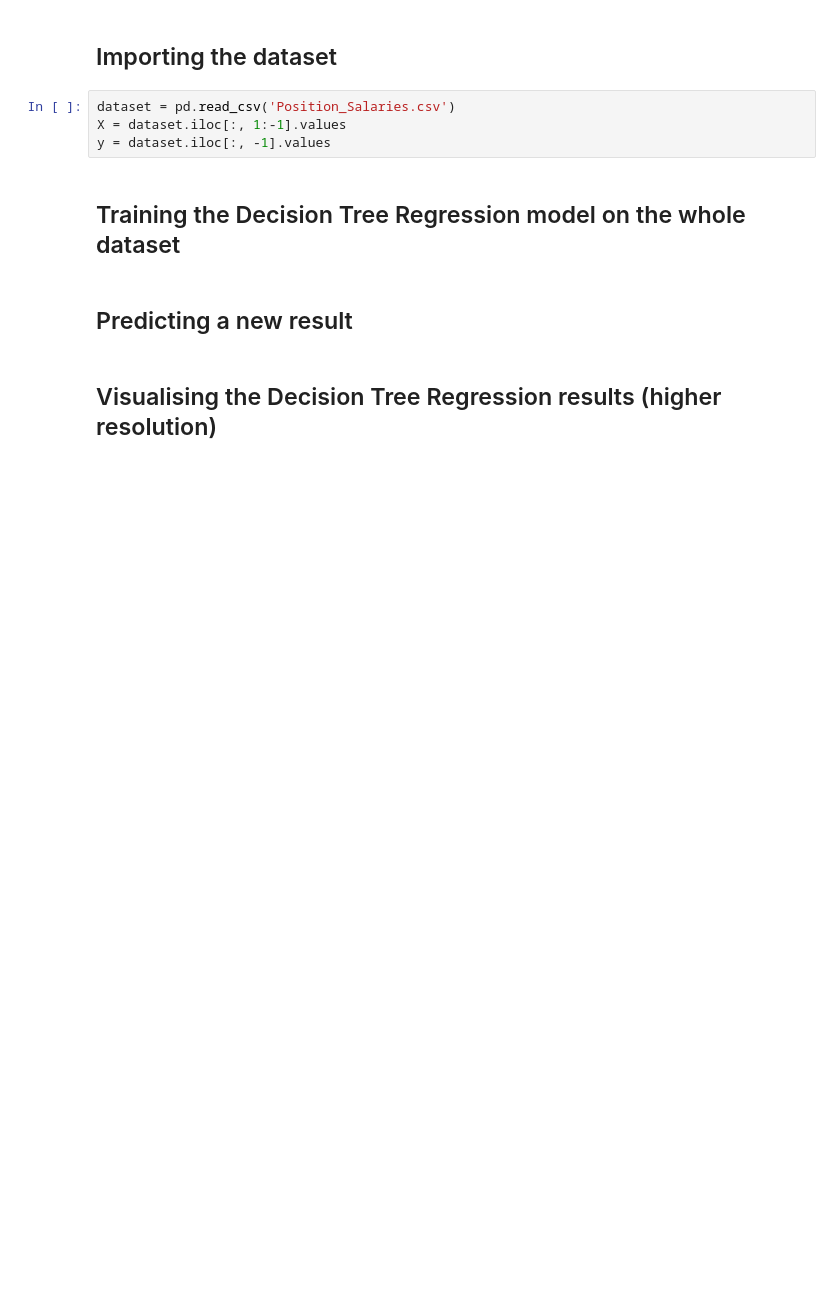
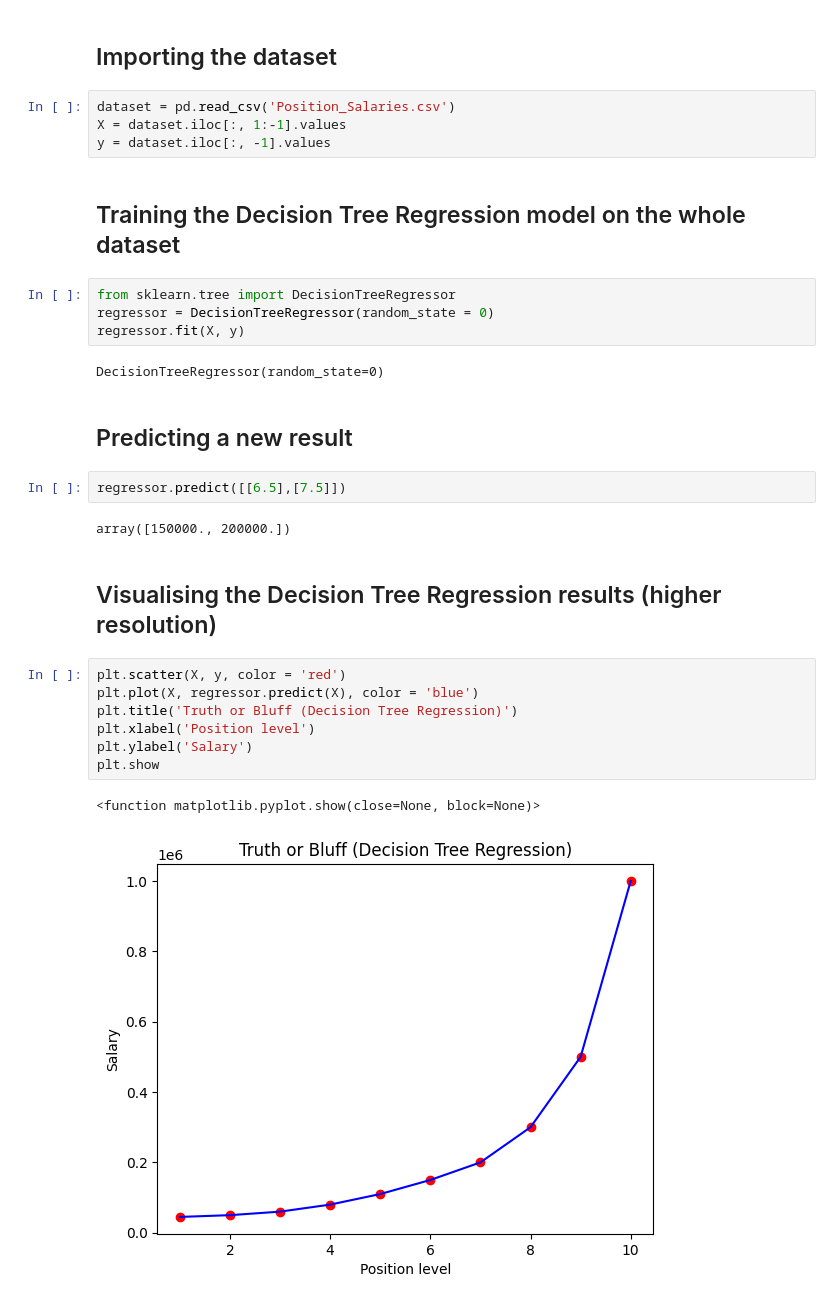
Before and after one commit to ThatNinjaGuy/Machine-learning-A-Z-Course, a Jupyter notebook: ch6_decision_tree_regression.ipynb, the cells around one changed output. Saved outputs shown, nothing was run; the diff lists cells and outputs as text; blank space fills up the shorter version.

Commit message:
Decision tree regression completed.

```diff
--- a/ch6_decision_tree_regression.ipynb
+++ b/ch6_decision_tree_regression.ipynb
@@ -16,7 +16,27 @@ X = dataset.iloc[:, 1:-1].values
 y = dataset.iloc[:, -1].values
 # %% [markdown]
 ## Training the Decision Tree Regression model on the whole dataset
+# %%
+from sklearn.tree import DecisionTreeRegressor
+regressor = DecisionTreeRegressor(random_state = 0)
+regressor.fit(X, y)
+# %% [output]
+DecisionTreeRegressor(random_state=0)
 # %% [markdown]
 ## Predicting a new result
+# %%
+regressor.predict([[6.5],[7.5]])
+# %% [output]
+array([150000., 200000.])
 # %% [markdown]
 ## Visualising the Decision Tree Regression results (higher resolution)
+# %%
+plt.scatter(X, y, color = 'red')
+plt.plot(X, regressor.predict(X), color = 'blue')
+plt.title('Truth or Bluff (Decision Tree Regression)')
+plt.xlabel('Position level')
+plt.ylabel('Salary')
+plt.show
+# %% [output]
+<function matplotlib.pyplot.show(close=None, block=None)>
+[figure, added]
```
